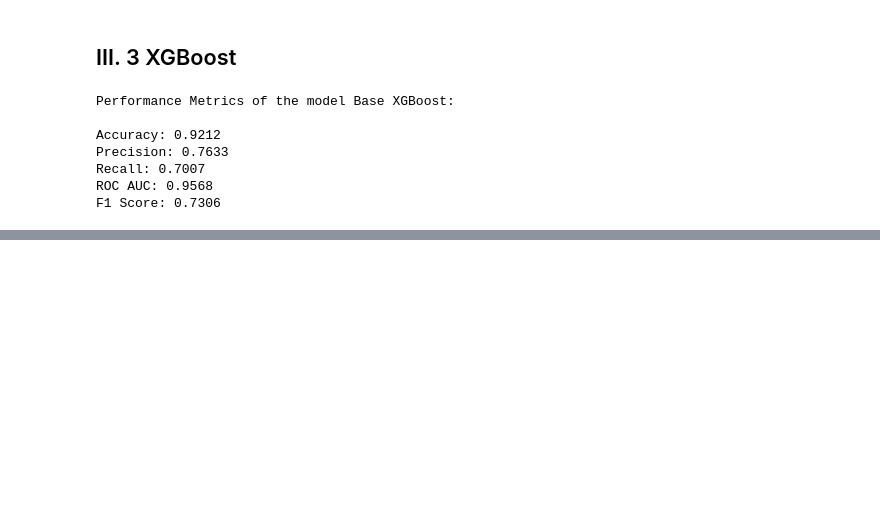
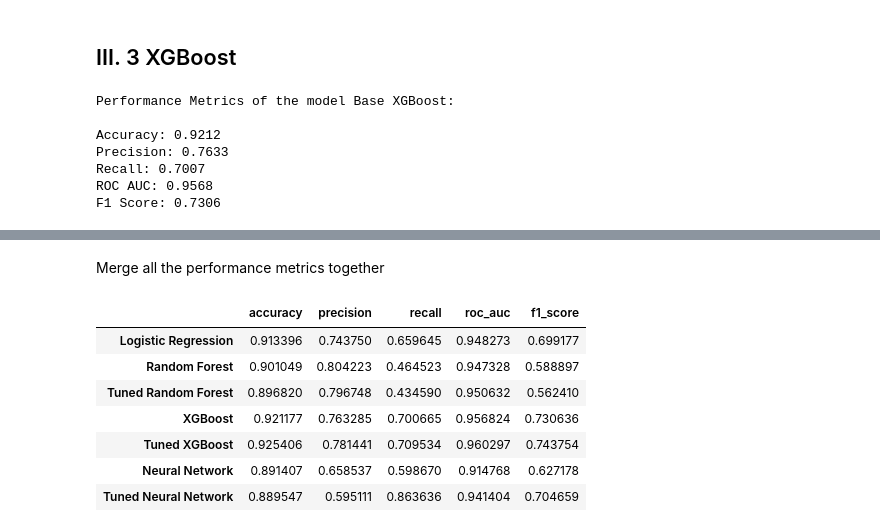
Before and after one commit to namtran6701/Default-Prediction, a Jupyter notebook: NamTran_notebook.ipynb, the cells around one changed output, grey strips where cells are left out. Saved outputs shown, nothing was run; the diff lists cells and outputs as text; code cells hidden in the pictures; blank space fills up the shorter version.

Commit message:
basic model finished

```diff
--- a/NamTran_notebook.ipynb
+++ b/NamTran_notebook.ipynb
@@ -387,0 +544,9 @@ F1 Score: 0.7306
+# %%
+# get predictions
+nn_pred, nn_pred_prob = ynk.get_predictions(nn_pipeline, X_test)
+
+# performance metrics
+nn_performance = PerformanceMetrics(y_test, nn_pred, nn_pred_prob)
+
+# print out the performance
+nn_performance.print_performance_metrics('Neural Network')
@@ -387,0 +563,11 @@ F1 Score: 0.7306
+# %%
+# Fit the preprocessor on the training data
+preprocessor.fit(X_train)
+
+# Transform the training and test data using the preprocessor (the pipeline that we defined earlier)
+X_train_processed = preprocessor.transform(X_train)
+X_test_processed = preprocessor.transform(X_test)
+
+# Convert sparse matrices to dense tensors
+X_train_processed = X_train_processed.toarray()
+X_test_processed = X_test_processed.toarray()
@@ -387,0 +639,4 @@ F1 Score: 0.7306
+# %%
+# import the tuned xgb model from the pickle file
+with open('./models/tuned_nn.pkl', 'rb') as file:
+    tuned_nn = pickle.load(file)
@@ -387,0 +645,10 @@ F1 Score: 0.7306
+# %%
+# get predictions
+tuned_nn_pred_prob = tuned_nn.predict(X_test_processed)
+tuned_nn_pred = (tuned_nn_pred_prob > 0.5).astype(int)
+
+# obtain performance
+tuned_nn_performance = PerformanceMetrics(y_test, tuned_nn_pred, tuned_nn_pred_prob)
+
+# print out the performance
+tuned_nn_performance.print_performance_metrics('Tuned Neural Network')
@@ -387,0 +664,21 @@ F1 Score: 0.7306
+# %% [markdown]
+Merge all the performance metrics together
+# %%
+metrics_tbl = pd.concat([create_metrics_dataframe(lr_performance, 'Logistic Regression'),
+                         create_metrics_dataframe(rf_performance, 'Random Forest'),
+                         create_metrics_dataframe(tuned_rf_performance, 'Tuned Random Forest'),
+                         create_metrics_dataframe(xgb_performance, 'XGBoost'),
+                         create_metrics_dataframe(tuned_xgb_performance, 'Tuned XGBoost'),
+                         create_metrics_dataframe(nn_performance, 'Neural Network'),
+                         create_metrics_dataframe(tuned_nn_performance, 'Tuned Neural Network')])
+
+metrics_tbl
+# %% [output]
+|  | accuracy | precision | recall | roc_auc | f1_score |
+| Logistic Regression | 0.913396 | 0.743750 | 0.659645 | 0.948273 | 0.699177 |
+| Random Forest | 0.901049 | 0.804223 | 0.464523 | 0.947328 | 0.588897 |
+| Tuned Random Forest | 0.896820 | 0.796748 | 0.434590 | 0.950632 | 0.562410 |
+| XGBoost | 0.921177 | 0.763285 | 0.700665 | 0.956824 | 0.730636 |
+| Tuned XGBoost | 0.925406 | 0.781441 | 0.709534 | 0.960297 | 0.743754 |
+| Neural Network | 0.891407 | 0.658537 | 0.598670 | 0.914768 | 0.627178 |
+| Tuned Neural Network | 0.889547 | 0.595111 | 0.863636 | 0.941404 | 0.704659 |
```
Also changed, not shown: parts of 31 cells of this notebook, 6 other files.
